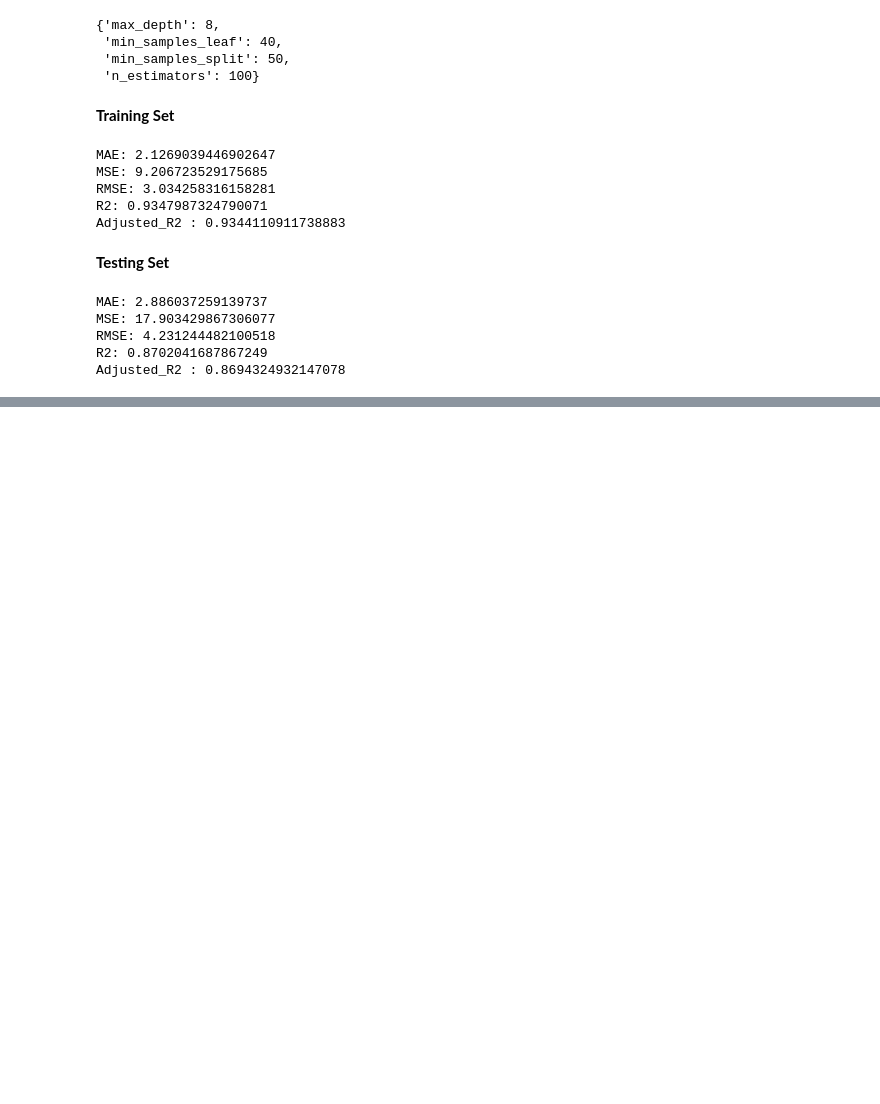
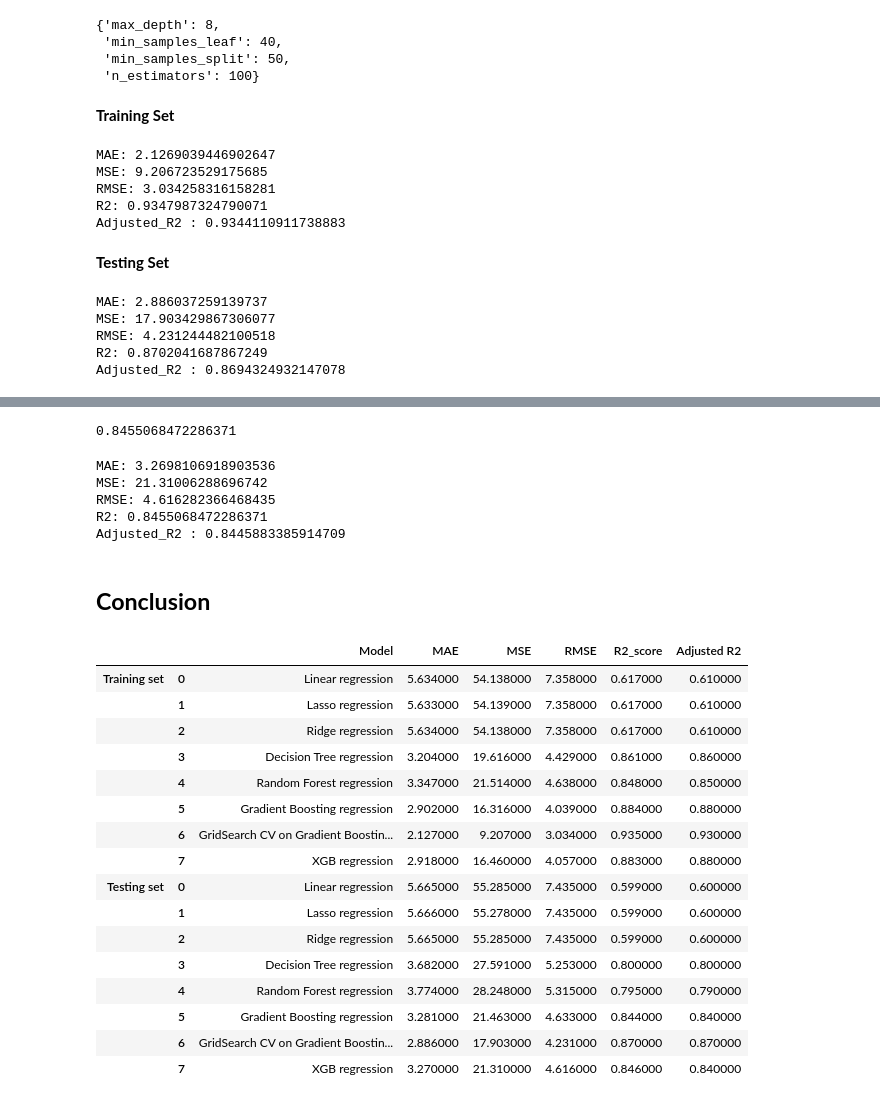
Before and after one commit to victorious07/Seoul-Bike-Sharing-Demand-Prediction, a Jupyter notebook: Seoul_Bike_Sharing_Demand_Prediction_Capstone_Project.ipynb, the cells around one changed output, grey strips where cells are left out. Cells and saved outputs as stored; diff of their text form; code cells hidden in the pictures; blank space fills up the shorter version.

```diff
--- a/Seoul_Bike_Sharing_Demand_Prediction_Capstone_Project.ipynb
+++ b/Seoul_Bike_Sharing_Demand_Prediction_Capstone_Project.ipynb
@@ -950,0 +981,10 @@ testing_df=testing_df.append(dict_2, ignore_index=True)
+# %%
+#storing data
+dict_1 = {'Model':'XGB regression ',
+       'MAE':round((evaluation_score[0]),3),
+       'MSE':round((evaluation_score[1]),3),
+       'RMSE':round((evaluation_score[2]),3),
+       'R2_score':round((evaluation_score[3]),3),
+       'Adjusted R2':round((evaluation_score[4]),2)}
+
+training_df=training_df.append(dict_1, ignore_index=True)
@@ -950,0 +993,67 @@ testing_df=testing_df.append(dict_2, ignore_index=True)
+# %%
+XGB.score(X_test,Y_test)
+# %% [output]
+0.8455068472286371
+# %%
+evaluation_score = evaluation(Y_test,y_test_pred)
+# %%
+print(f'MAE: {evaluation_score[0]}\nMSE: {evaluation_score[1]}\nRMSE: {evaluation_score[2]}\nR2: {evaluation_score[3]}\nAdjusted_R2 : {evaluation_score[4]}')
+# %% [output]
+MAE: 3.2698106918903536
+MSE: 21.31006288696742
+RMSE: 4.616282366468435
+R2: 0.8455068472286371
+Adjusted_R2 : 0.8445883385914709
+# %%
+#storing data
+dict_2 = {'Model':'XGB regression ',
+       'MAE':round((evaluation_score[0]),3),
+       'MSE':round((evaluation_score[1]),3),
+       'RMSE':round((evaluation_score[2]),3),
+       'R2_score':round((evaluation_score[3]),3),
+       'Adjusted R2':round((evaluation_score[4]),2)}
+
+testing_df=testing_df.append(dict_2, ignore_index=True)
+# %% [markdown]
+## **Conclusion**
+# %%
+# displaying the results of evaluation metric values for all models
+result=pd.concat([training_df,testing_df],keys=['Training set','Testing set'])
+result.style.set_table_styles(
+[{'selector': 'th',
+  'props': [('background', '#7CAE00'),
+            ('color', 'white'),
+            ('font-family', 'verdana')]},
+
+ {'selector': 'td',
+  'props': [('font-family', 'verdana')]},
+
+ {'selector': 'tr:nth-of-type(odd)',
+  'props': [('background', '#DCDCDC')]},
+
+ {'selector': 'tr:nth-of-type(even)',
+  'props': [('background', 'white')]},
+
+ {'selector': 'tr:hover',
+  'props': [('background-color', 'yellow')]}
+
+]
+)
+# %% [output]
+|  |  | Model | MAE | MSE | RMSE | R2_score | Adjusted R2 |
+| Training set | 0 | Linear regression | 5.634000 | 54.138000 | 7.358000 | 0.617000 | 0.610000 |
+|  | 1 | Lasso regression | 5.633000 | 54.139000 | 7.358000 | 0.617000 | 0.610000 |
+|  | 2 | Ridge regression | 5.634000 | 54.138000 | 7.358000 | 0.617000 | 0.610000 |
+|  | 3 | Decision Tree regression | 3.204000 | 19.616000 | 4.429000 | 0.861000 | 0.860000 |
+|  | 4 | Random Forest regression | 3.347000 | 21.514000 | 4.638000 | 0.848000 | 0.850000 |
+|  | 5 | Gradient Boosting regression | 2.902000 | 16.316000 | 4.039000 | 0.884000 | 0.880000 |
+|  | 6 | GridSearch CV on Gradient Boostin... | 2.127000 | 9.207000 | 3.034000 | 0.935000 | 0.930000 |
+|  | 7 | XGB regression | 2.918000 | 16.460000 | 4.057000 | 0.883000 | 0.880000 |
+| Testing set | 0 | Linear regression | 5.665000 | 55.285000 | 7.435000 | 0.599000 | 0.600000 |
+|  | 1 | Lasso regression | 5.666000 | 55.278000 | 7.435000 | 0.599000 | 0.600000 |
+|  | 2 | Ridge regression | 5.665000 | 55.285000 | 7.435000 | 0.599000 | 0.600000 |
+|  | 3 | Decision Tree regression | 3.682000 | 27.591000 | 5.253000 | 0.800000 | 0.800000 |
+|  | 4 | Random Forest regression | 3.774000 | 28.248000 | 5.315000 | 0.795000 | 0.790000 |
+|  | 5 | Gradient Boosting regression | 3.281000 | 21.463000 | 4.633000 | 0.844000 | 0.840000 |
+|  | 6 | GridSearch CV on Gradient Boostin... | 2.886000 | 17.903000 | 4.231000 | 0.870000 | 0.870000 |
+|  | 7 | XGB regression | 3.270000 | 21.310000 | 4.616000 | 0.846000 | 0.840000 |
```
Also changed, not shown: parts of 14 cells of this notebook.
